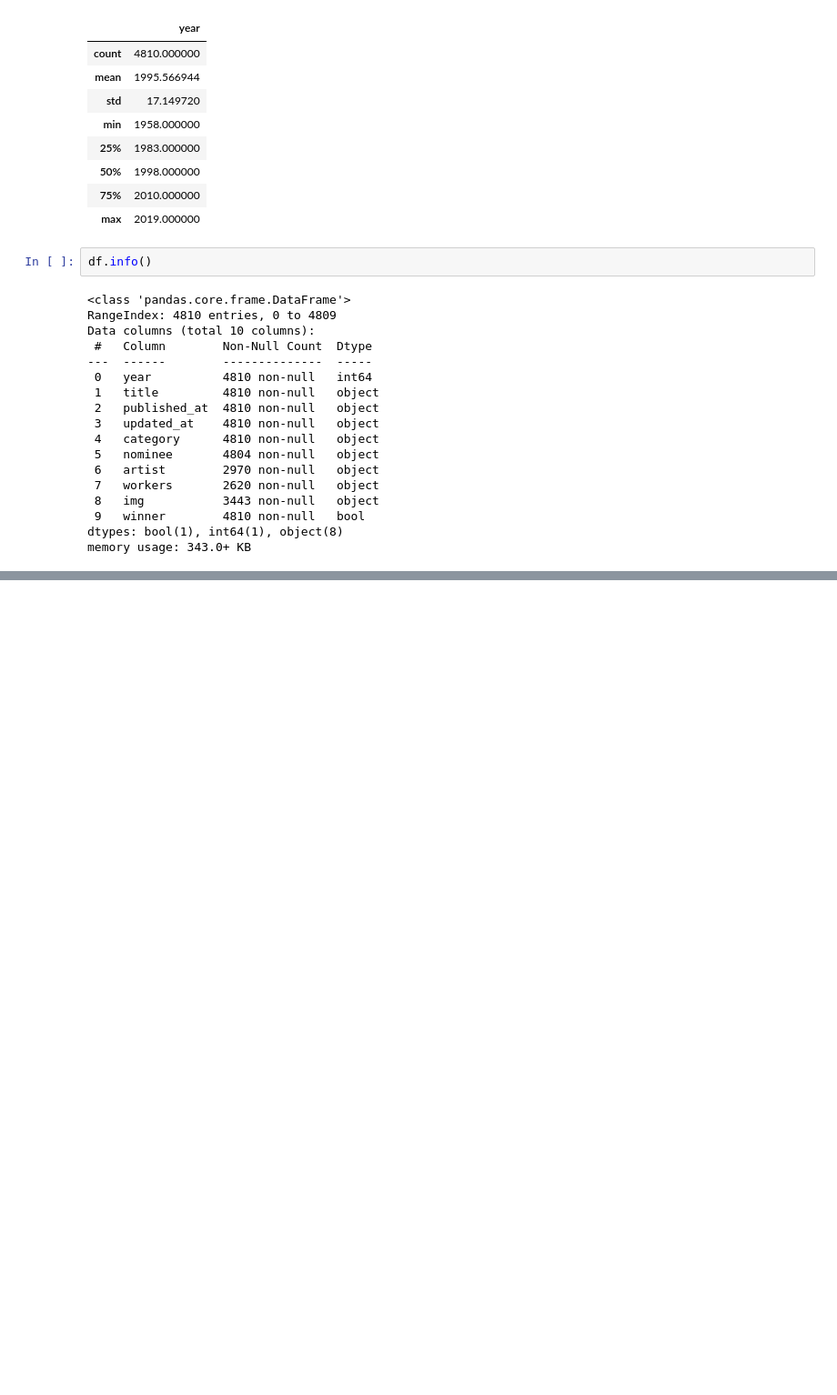
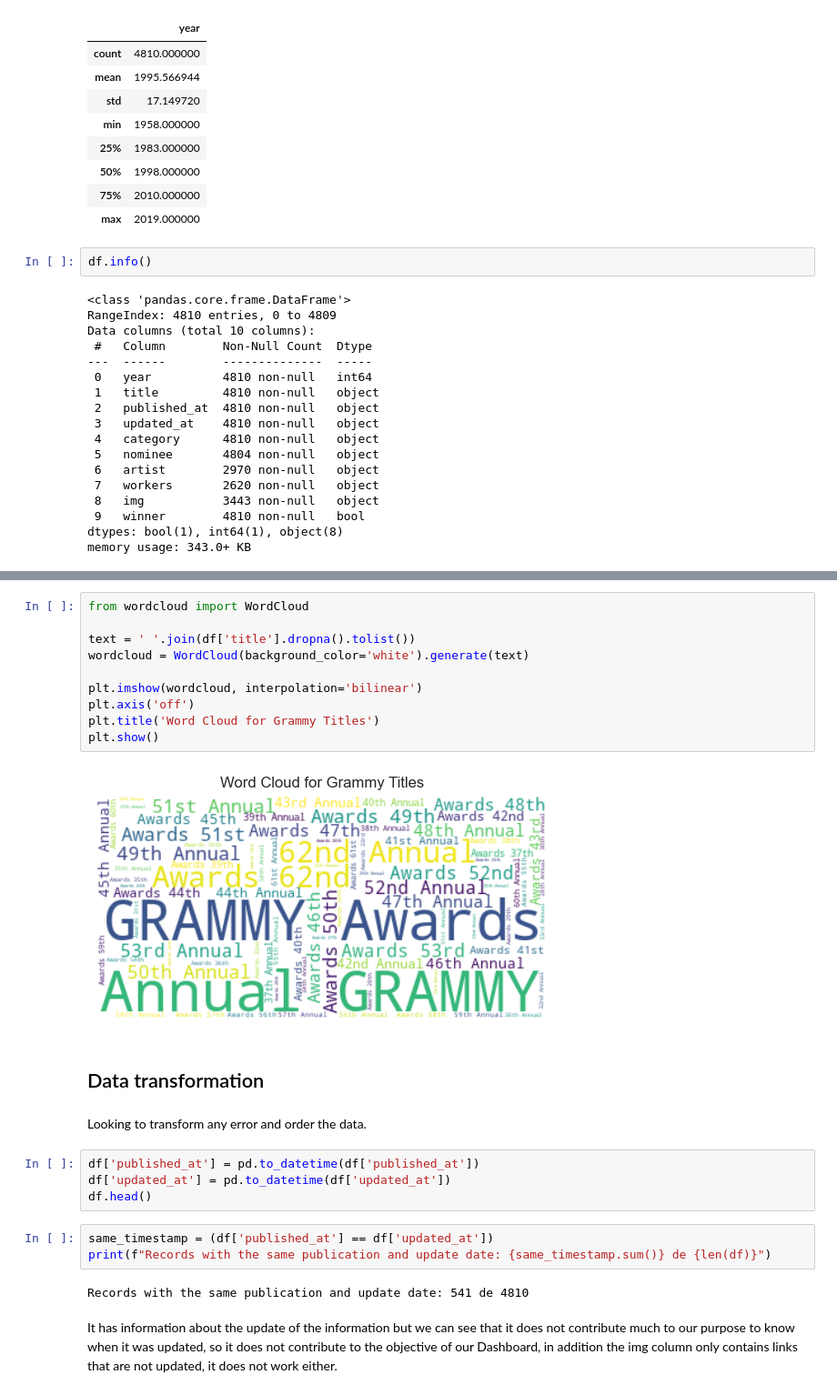
Before and after one commit to Davele12/Workshop2, a Jupyter notebook: DavidWorkshop2/notebooks/grammyAwards.ipynb, the cells around one changed output, grey strips where cells are left out. Shown at 91% size. Drawn from its saved outputs; the diff is of its cells as text; blank space fills up the shorter version.

Commit message:
added EDA for grammyAwards

```diff
--- a/DavidWorkshop2/notebooks/grammyAwards.ipynb
+++ b/DavidWorkshop2/notebooks/grammyAwards.ipynb
@@ -107,0 +245,27 @@ plt.show()
+# %%
+from wordcloud import WordCloud
+
+text = ' '.join(df['title'].dropna().tolist())
+wordcloud = WordCloud(background_color='white').generate(text)
+
+plt.imshow(wordcloud, interpolation='bilinear')
+plt.axis('off')
+plt.title('Word Cloud for Grammy Titles')
+plt.show()
+# %% [output]
+[figure, added]
+# %% [markdown]
+## Data transformation
+# %% [markdown]
+Looking to transform any error and order the data.
+# %%
+df['published_at'] = pd.to_datetime(df['published_at'])
+df['updated_at'] = pd.to_datetime(df['updated_at'])
+df.head()
+# %%
+same_timestamp = (df['published_at'] == df['updated_at'])
+print(f"Records with the same publication and update date: {same_timestamp.sum()} de {len(df)}")
+# %% [output]
+Records with the same publication and update date: 541 de 4810
+# %% [markdown]
+It has information about the update of the information but we can see that it does not contribute much to our purpose to know when it was updated, so it does not contribute to the objective of our Dashboard, in addition the img column only contains links that are not updated, it does not work either.
```
Also changed, not shown: parts of 20 cells of this notebook.
